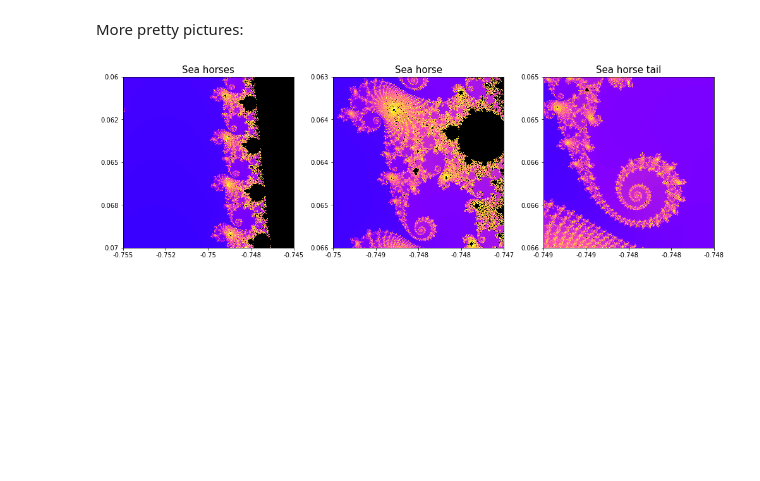
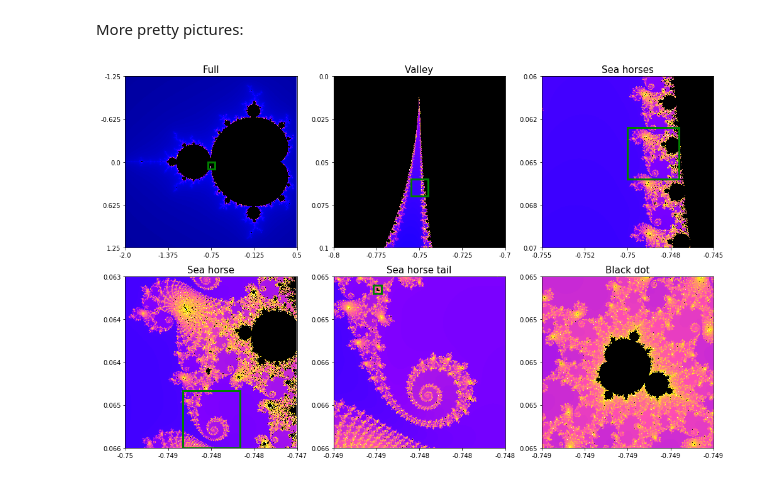
Before and after one commit to r1cc4rdo/mandelbrot, a Jupyter notebook: Mandelbrot.ipynb, the cells around one changed output. Drawn from its saved outputs; the diff is of its cells as text; code cells hidden in the pictures; blank space fills up the shorter version.

Commit message:
Update zoom plots

```diff
--- a/Mandelbrot.ipynb
+++ b/Mandelbrot.ipynb
@@ -107,17 +107,27 @@ show(mandelbrot_continuous, 'full')
 # %% [markdown]
 More pretty pictures:
 # %%
-plot.figure(figsize=(14, 14))
-for index, name in enumerate(('sea_horses', 'sea_horse', 'sea_horse_tail')):
+fig = plot.figure(figsize=(14, 9))
+names = ('full', 'valley', 'sea_horses', 'sea_horse', 'sea_horse_tail', 'black_dot')
+for index, (name, next_name) in enumerate(zip(names, names[1:] + (None, ))):
 
-    plot.subplot(131 + index)
+    ax = plot.subplot(231 + index)
     image = mandelbrot_continuous(complex_grid(*pois[name], res=512), 2048)
-    plot.imshow(image, cmap='gnuplot2', norm=colors.PowerNorm(0.3))
+    ax.imshow(image, cmap='gnuplot2', norm=colors.PowerNorm(0.3))
+
     plot.xticks(np.linspace(0, image.shape[0], num=5), np.round(np.linspace(*pois[name][:2], num=5), 3))
     plot.yticks(np.linspace(0, image.shape[1], num=5), np.round(np.linspace(*pois[name][2:], num=5), 3))
     plot.title(name.replace('_', ' ').capitalize(), fontsize=15)
-    plot.tight_layout()
 
+    if next_name is not None:
+        ox, xmax, oy, ymax = pois[name]
+        w, h = xmax - ox, ymax - oy
+        xmin, xmax, ymin, ymax = pois[next_name]
+        x0, y0 = (xmin - ox) / w * image.shape[0], (ymin - oy) / h  * image.shape[1]
+        x1, y1 = (xmax - ox) / w * image.shape[0], (ymax - oy) / h  * image.shape[1]
+        ax.add_patch(patches.Rectangle((x0, y0), x1 - x0, y1 - y0, edgecolor='g', linewidth=3, facecolor='none'))
+
+plot.tight_layout()
 plot.show()
 # %% [output]
-[figure, old version]
+[figure, new version]
```
Also changed, not shown: parts of 1 cell of this notebook, 1 other file.
